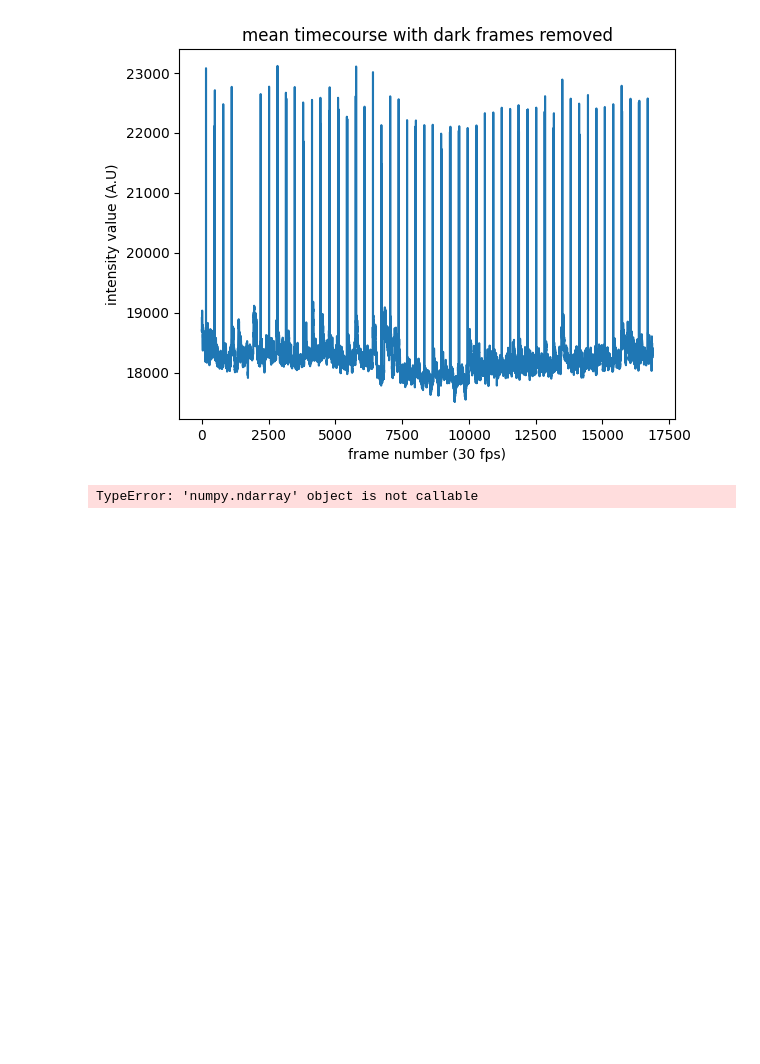
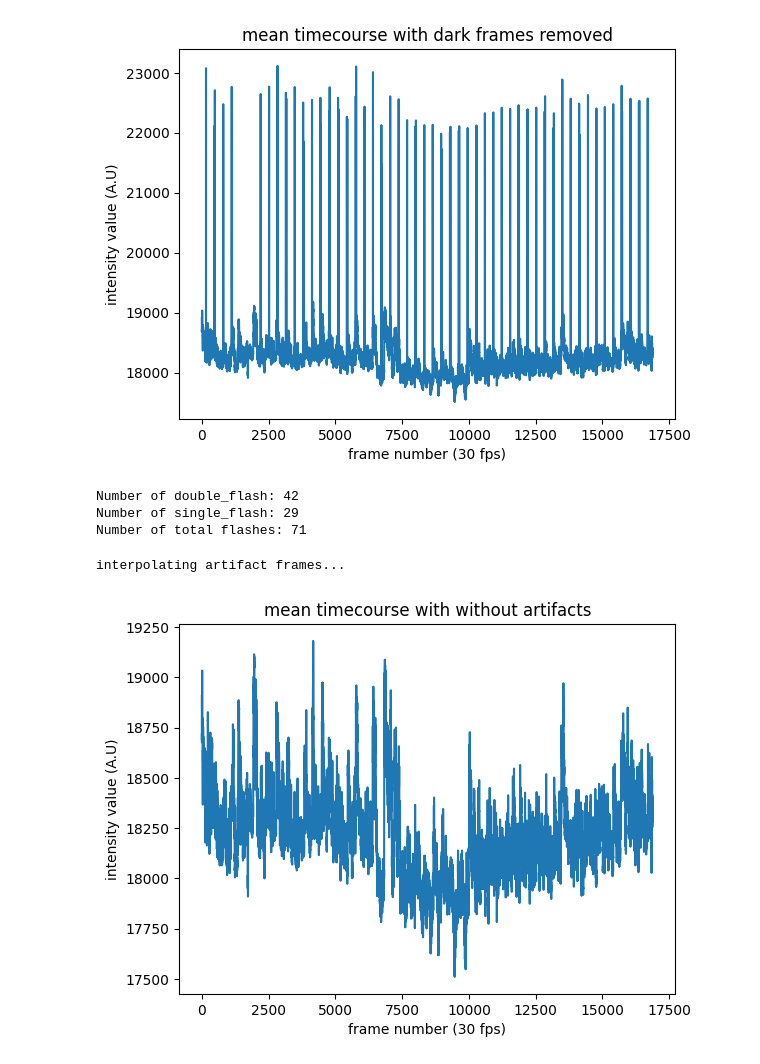
Before and after one commit to ktrap06/corticalanalysis, a Jupyter notebook: preprocessing_2.ipynb, the cells around one changed output. Cells and saved outputs as stored; diff of their text form; code cells hidden in the pictures; blank space fills up the shorter version.

Commit message:
interpolated frames and made functions

```diff
--- a/preprocessing_2.ipynb
+++ b/preprocessing_2.ipynb
@@ -122,2 +160,45 @@ def extract_artifacts():
+# %%
+artifact_indices = extract_artifacts(darkf_removed_timecourse)
+# %% [output]
+Number of double_flash: 42
+Number of single_flash: 29
+Number of total flashes: 71
 # %%
-def interpolte():
+def interpolate(no_dark_frames, artifact_indices):
+    """
+    interpolate over the artifacts, representing a total of 5 frames.
+
+    :param frames: 3d array with dark frames removed, DO NOT USE ORIGINAL "FRAMES" (includes each pixel value over time)
+    :param artifact_indices: index of where the artifact are located in the frames array
+
+
+    :return:
+    """
+
+    print("interpolating artifact frames...")
+    interp_indices = []        #make the indices that need to be interpolated, organized in groups of 5
+    for index in artifact_indices:
+        start = index-3        #add 3 frame padding before, to ensure the entire artifact is removed
+        end = index+3          #add 3 frame padding after, to ensure the entire artifact is removed
+        group = []
+        for new_index in range(start, end+1):        #loop within to ensure each array within the array is a total of 7 (for each flash of light)
+            group.append(new_index)
+        interp_indices.append(group)
+
+    x = [0, 6]                                                                  #between the two interpolated side, split into equaL segments
+    xnew = np.linspace(0, 6, np.shape(interp_indices)[1])                       #linear interpolate between the two x values, at equal increments
+    for g in tqdm(range(len(interp_indices[:]))):                                                 #tqdm is loading package (GUI), loops 3 dimensions of array
+        y_2d = [no_dark_frames[interp_indices[g][0]], no_dark_frames[interp_indices[g][-1]]]      #the frames which are usable on either side of artifact
+        for r in range(no_dark_frames.shape[1]):                                                  #iterate over each row of pixels
+            for c in range(no_dark_frames.shape[2]):                                              #iterate over each column of pixels
+                y = [y_2d[0][r, c], y_2d[1][r, c]]                              #represents each pixel [r,c], and the first and last frame to interpolate between
+                f = interp1d(x, y)                                              #interpolate the y values between these two-time segments
+                ynew = f(xnew)
+                no_dark_frames[interp_indices[g], r, c] = ynew[:]
+
+    #plot the interpolation
+    plt.figure()
+    plt.plot(no_dark_frames.mean(axis=(1,2)))
+    plt.title("mean timecourse with without artifacts")
+    plt.xlabel("frame number (30 fps)")
+    plt.ylabel("intensity value (A.U)")
@@ -151,4 +205,5 @@ threshold = 0.4
-# %%
-cut_off = mean_timecourse.min()*(1+threshold)
-# %% [output]
-TypeError: 'numpy.ndarray' object is not callable
+# %%
+no_artifact_timecourse = interpolate(darkf_removed_frames, artifact_indices)
+# %% [output]
+interpolating artifact frames...
+[figure, added]
```
Also changed, not shown: parts of 10 cells of this notebook, 2 other files.
